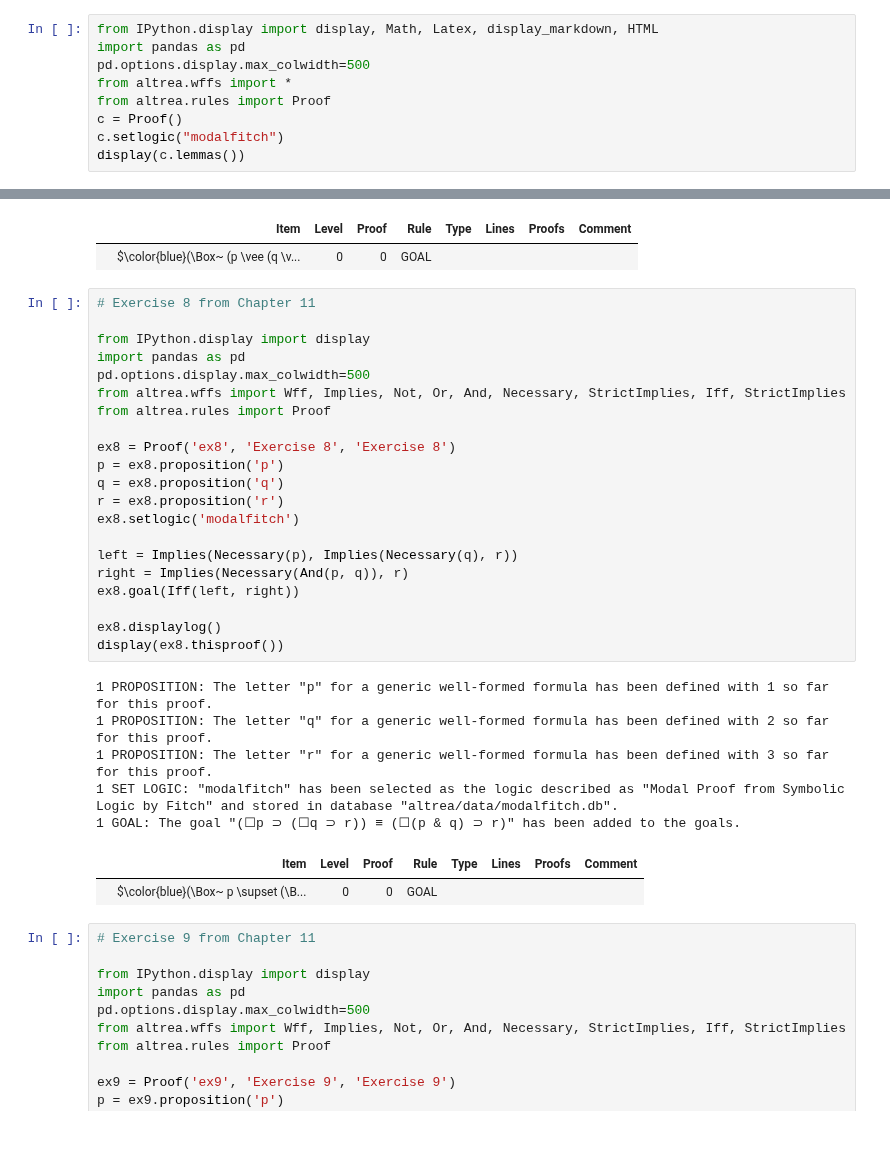
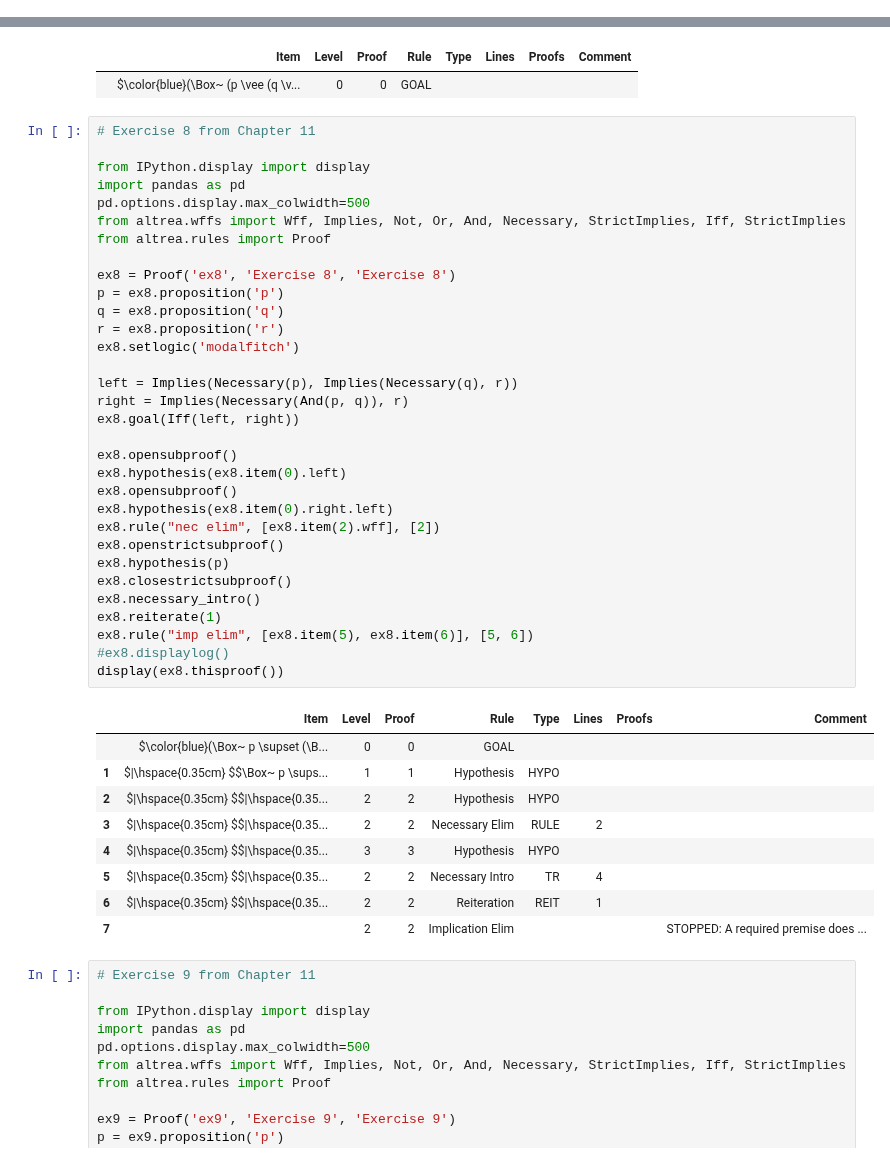
Before and after one commit to FrankHubeny/AltRea, a Jupyter notebook: modalfitch.ipynb, the cells around one changed output, grey strips where cells are left out. Drawn from its saved outputs; the diff is of its cells as text; blank space fills up the shorter version.

```diff
--- a/modalfitch.ipynb
+++ b/modalfitch.ipynb
@@ -117,12 +130,3 @@ c.truthtable(useint=1)
 | 1 | 1 | $\parallel $ |  | 1 | $\color{green}\checkmark$ |
 | 2 | 0 | $\parallel $ |  | 0 | $\color{red}\chi$ |
 |  |  |  | Invalid |  |  |
-# %%
-from IPython.display import display, Math, Latex, display_markdown, HTML
-import pandas as pd
-pd.options.display.max_colwidth=500
-from altrea.wffs import *
-from altrea.rules import Proof
-c = Proof()
-c.setlogic("modalfitch")
-display(c.lemmas())
@@ -1284,32 +1296,45 @@ display(ex7.thisproof())
 # %%
 # Exercise 8 from Chapter 11
 
 from IPython.display import display
 import pandas as pd
 pd.options.display.max_colwidth=500
 from altrea.wffs import Wff, Implies, Not, Or, And, Necessary, StrictImplies, Iff, StrictImplies
 from altrea.rules import Proof
 
 ex8 = Proof('ex8', 'Exercise 8', 'Exercise 8')
 p = ex8.proposition('p')
 q = ex8.proposition('q')
 r = ex8.proposition('r')
 ex8.setlogic('modalfitch')
 
 left = Implies(Necessary(p), Implies(Necessary(q), r))
 right = Implies(Necessary(And(p, q)), r)
 ex8.goal(Iff(left, right))
 
-ex8.displaylog()
+ex8.opensubproof()
+ex8.hypothesis(ex8.item(0).left)
+ex8.opensubproof()
+ex8.hypothesis(ex8.item(0).right.left)
+ex8.rule("nec elim", [ex8.item(2).wff], [2])
+ex8.openstrictsubproof()
+ex8.hypothesis(p)
+ex8.closestrictsubproof()
+ex8.necessary_intro()
+ex8.reiterate(1)
+ex8.rule("imp elim", [ex8.item(5), ex8.item(6)], [5, 6])
+#ex8.displaylog()
 display(ex8.thisproof())
 # %% [output]
-1 PROPOSITION: The letter "p" for a generic well-formed formula has been defined with 1 so far for this proof.
-1 PROPOSITION: The letter "q" for a generic well-formed formula has been defined with 2 so far for this proof.
-1 PROPOSITION: The letter "r" for a generic well-formed formula has been defined with 3 so far for this proof.
-1 SET LOGIC: "modalfitch" has been selected as the logic described as "Modal Proof from Symbolic Logic by Fitch" and stored in database "altrea/data/modalfitch.db".
-1 GOAL: The goal "(☐p ⊃ (☐q ⊃ r)) ≡ (☐(p & q) ⊃ r)" has been added to the goals.
 |  | Item | Level | Proof | Rule | Type | Lines | Proofs | Comment |
 |  | $\color{blue}(\Box~ p \supset (\B... | 0 | 0 | GOAL |  |  |  |  |
+| 1 | $|\hspace{0.35cm} $$\Box~ p \sups... | 1 | 1 | Hypothesis | HYPO |  |  |  |
+| 2 | $|\hspace{0.35cm} $$|\hspace{0.35... | 2 | 2 | Hypothesis | HYPO |  |  |  |
+| 3 | $|\hspace{0.35cm} $$|\hspace{0.35... | 2 | 2 | Necessary Elim | RULE | 2 |  |  |
+| 4 | $|\hspace{0.35cm} $$|\hspace{0.35... | 3 | 3 | Hypothesis | HYPO |  |  |  |
+| 5 | $|\hspace{0.35cm} $$|\hspace{0.35... | 2 | 2 | Necessary Intro | TR | 4 |  |  |
+| 6 | $|\hspace{0.35cm} $$|\hspace{0.35... | 2 | 2 | Reiteration | REIT | 1 |  |  |
+| 7 |  | 2 | 2 | Implication Elim |  |  |  | STOPPED: A required premise does ... |
 # %%
 # Exercise 9 from Chapter 11
 
```
Also changed, not shown: parts of 28 cells of this notebook, 5 other files.
